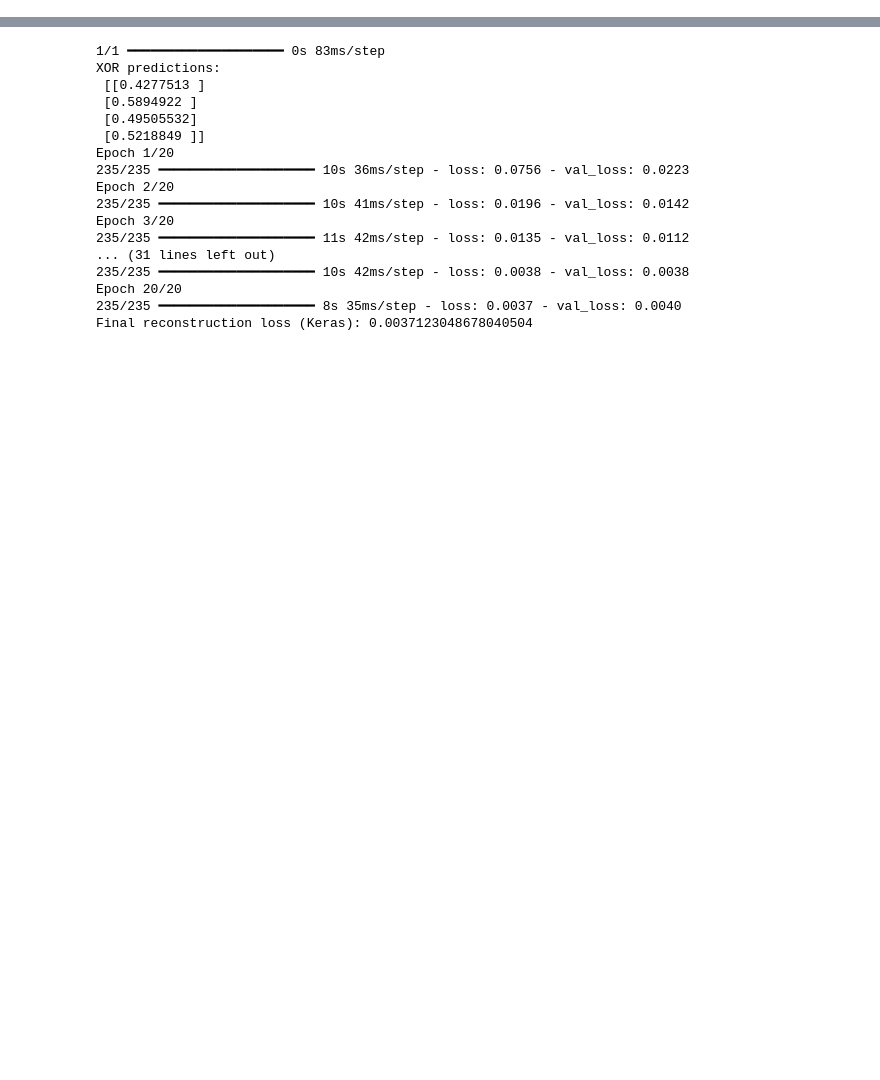
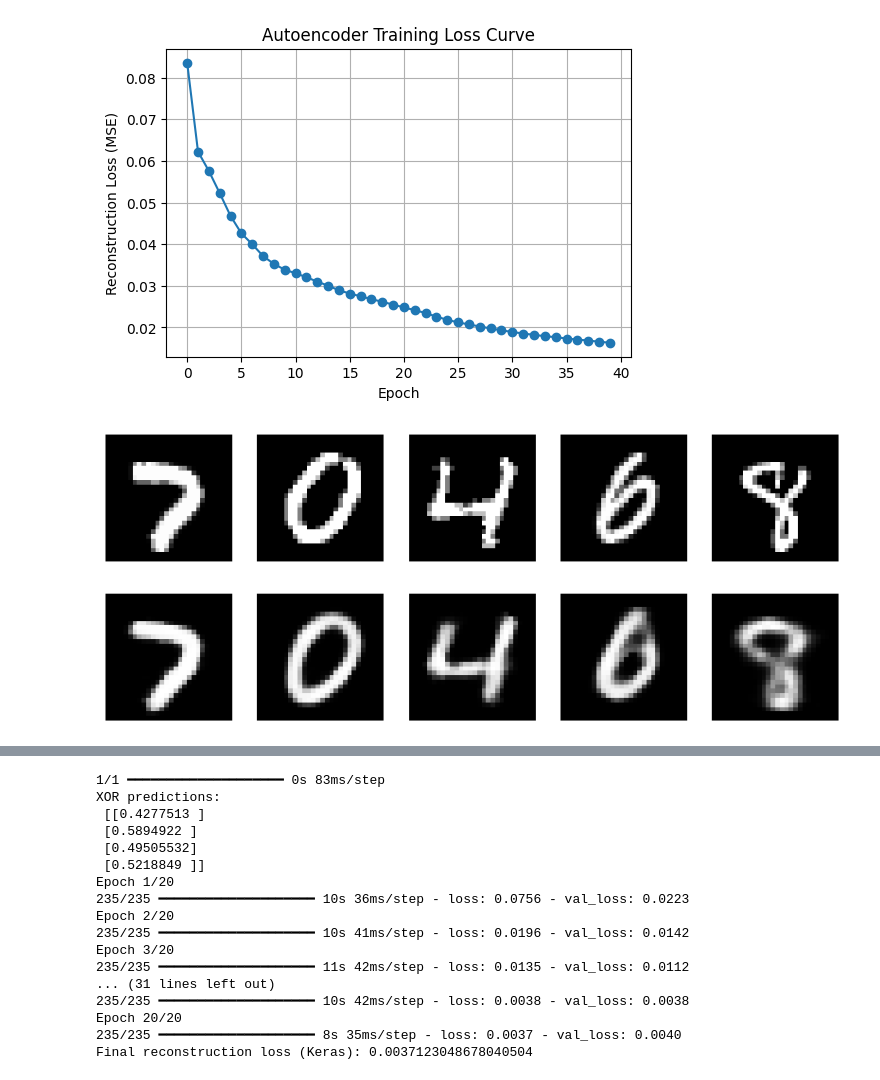
Before and after one commit to mariamashraf09/ci_majortask, a Jupyter notebook: notebooks/project_demo.ipynb, the cells around one changed output, grey strips where cells are left out. Cells and saved outputs as stored; diff of their text form; code cells hidden in the pictures; blank space fills up the shorter version.

```diff
--- a/notebooks/project_demo.ipynb
+++ b/notebooks/project_demo.ipynb
@@ -209,6 +209,8 @@ loss_fn = MSE()
 encoder_optimizer = Adam(lr=0.001)
 decoder_optimizer = Adam(lr=0.001)
 
+epochs =40
+batch_size= 256
 
 
 loss_history = []
@@ -302,3 +304,5 @@ Epoch 37/40, Loss: 0.0165
+[figure, added]
+[figure, added]
 # %%
 #Section 4: The Latent Space SVM Classification (feature extraction, SVM training, and evaluation metrics/confusion matrix).
 
```
Also changed, not shown: parts of 5 cells of this notebook.
